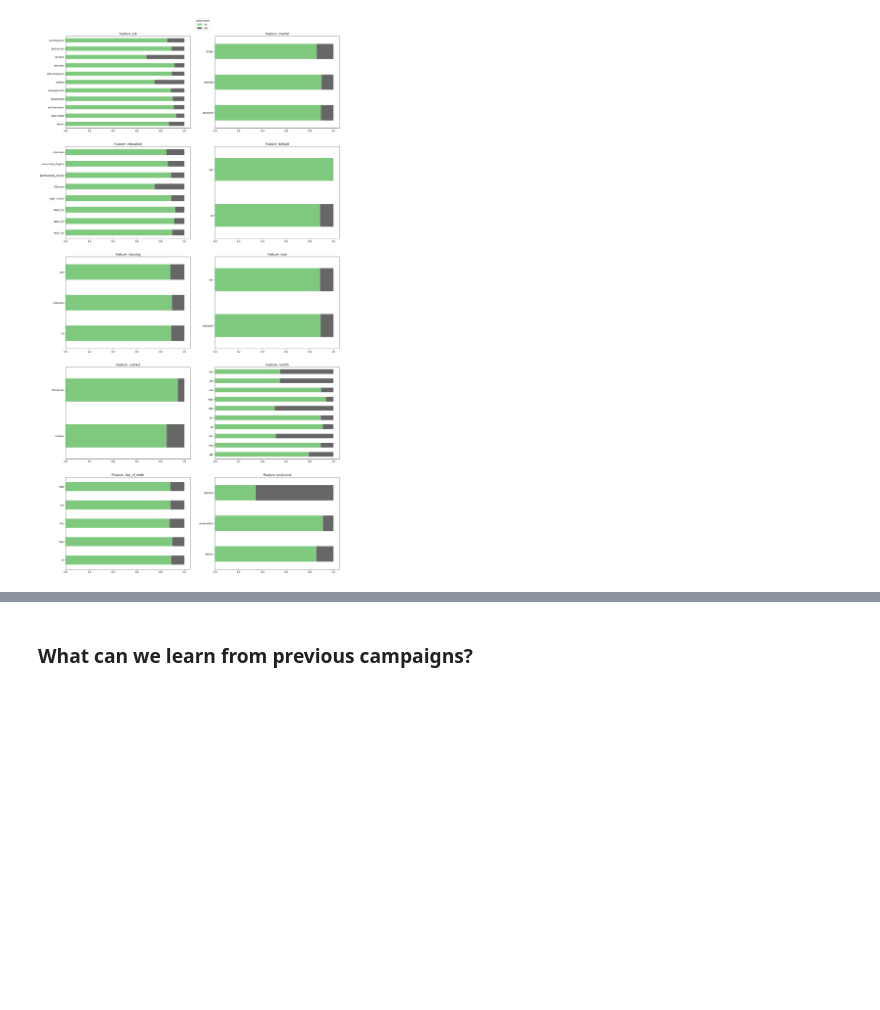
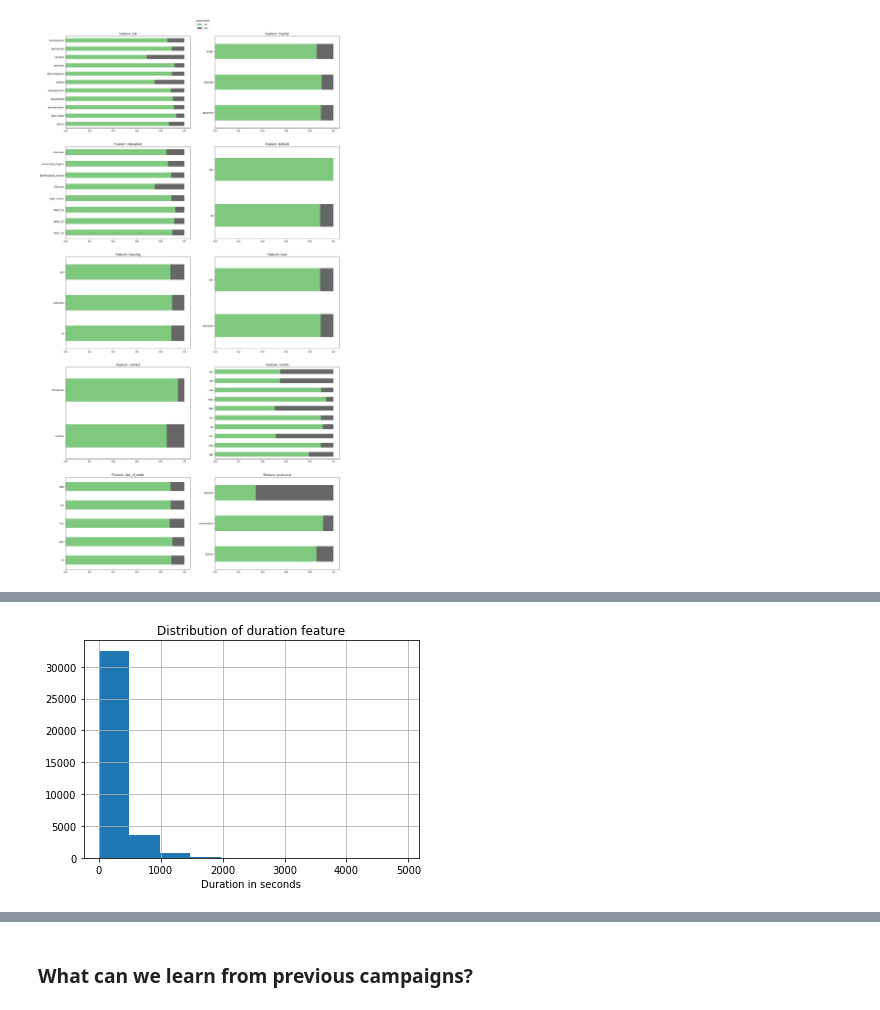
Before and after one commit to nadinezab/bank-marketing, a Jupyter notebook: bank-marketing.ipynb, the cells around one changed output, grey strips where cells are left out. Cells and saved outputs as stored; diff of their text form; code cells hidden in the pictures; blank space fills up the shorter version.

Commit message:
Add: explore duration feat

```diff
--- a/bank-marketing.ipynb
+++ b/bank-marketing.ipynb
@@ -494,0 +520,7 @@ plt.show()
+# %%
+df['duration'].hist()
+plt.title('Distribution of duration feature')
+plt.xlabel('Duration in seconds')
+plt.show()
+# %% [output]
+[figure, added]
```
Also changed, not shown: parts of 33 cells of this notebook.
